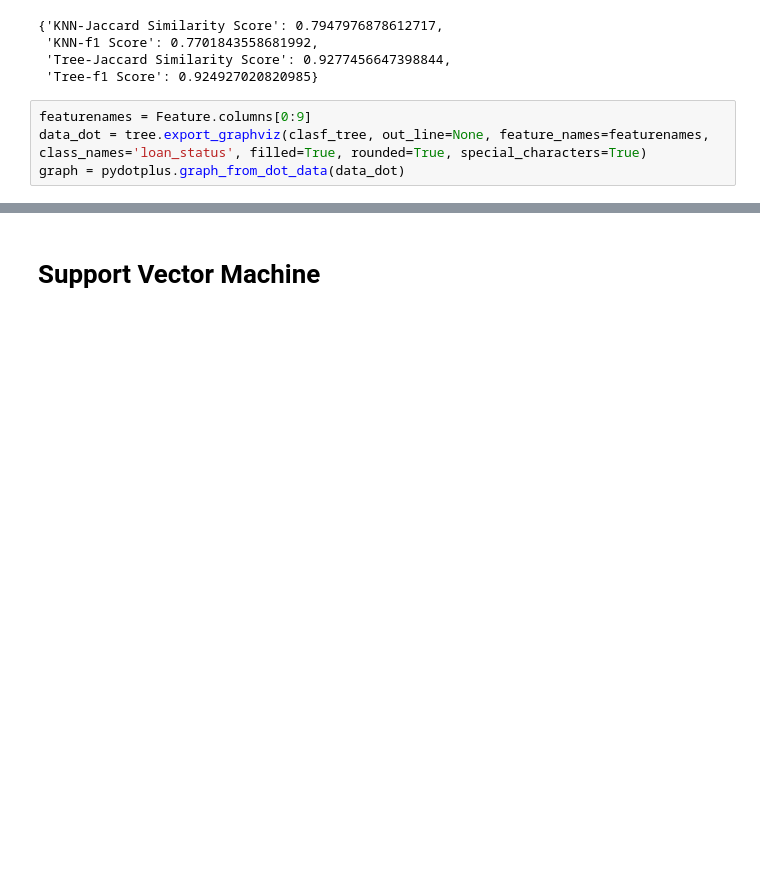
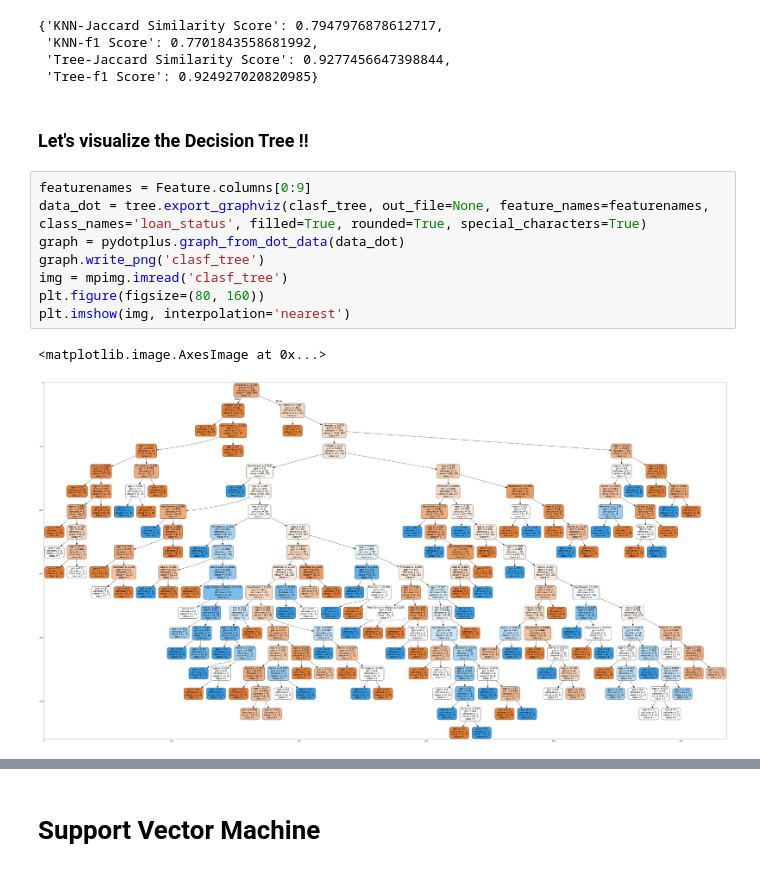
Before and after one commit to Sahadat-Hossain-Sakil/Coursera-ML-Final-Project, a Jupyter notebook: Coursera_ML_Project_notebook.ipynb, the cells around one changed output, grey strips where cells are left out. Cells and saved outputs as stored; diff of their text form; blank space fills up the shorter version.

```diff
--- a/Coursera_ML_Project_notebook.ipynb
+++ b/Coursera_ML_Project_notebook.ipynb
@@ -365,7 +368,16 @@ acc_scores
  'KNN-f1 Score': 0.7701843558681992,
  'Tree-Jaccard Similarity Score': 0.9277456647398844,
  'Tree-f1 Score': 0.924927020820985}
+# %% [markdown]
+### Let's visualize the Decision Tree !!
 # %%
 featurenames = Feature.columns[0:9]
-data_dot = tree.export_graphviz(clasf_tree, out_line=None, feature_names=featurenames, class_names='loan_status', filled=True, rounded=True, special_characters=True)
+data_dot = tree.export_graphviz(clasf_tree, out_file=None, feature_names=featurenames, class_names='loan_status', filled=True, rounded=True, special_characters=True)
 graph = pydotplus.graph_from_dot_data(data_dot)
+graph.write_png('clasf_tree')
+img = mpimg.imread('clasf_tree')
+plt.figure(figsize=(80, 160))
+plt.imshow(img, interpolation='nearest')
+# %% [output]
+<matplotlib.image.AxesImage at 0x...>
+[figure, added]
```
Also changed, not shown: parts of 2 cells of this notebook.
